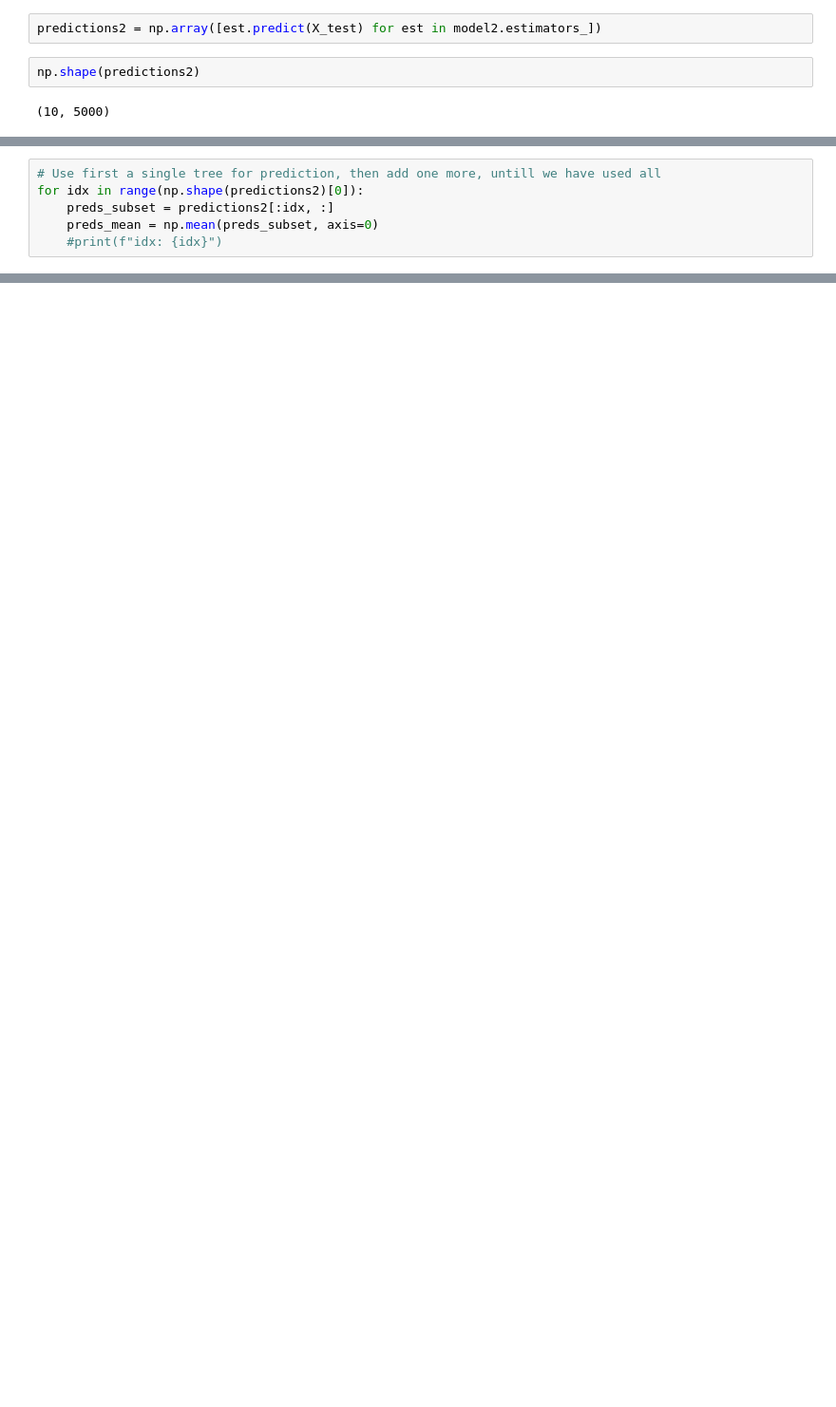
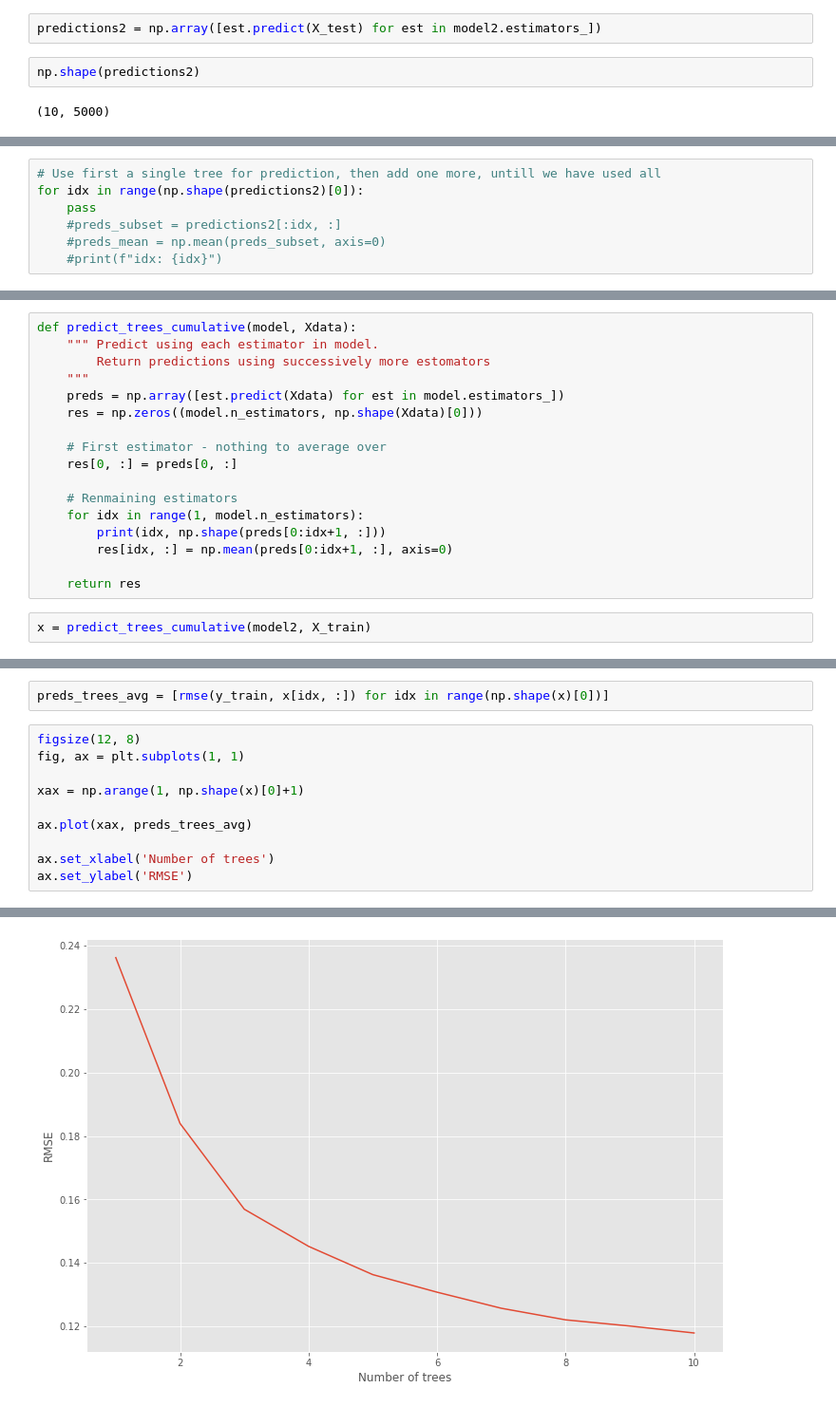
Before and after one commit to bogeholm/fastai-intro-to-ml, a Jupyter notebook: 2-random-forest-deep-dive.ipynb, the cells around one changed output, grey strips where cells are left out. Shown at 95% size. Drawn from its saved outputs; the diff is of its cells as text; blank space fills up the shorter version.

Commit message:
Single tree predictions WIP

```diff
--- a/2-random-forest-deep-dive.ipynb
+++ b/2-random-forest-deep-dive.ipynb
@@ -291,6 +292,7 @@ rmse(y_test, np.mean(predictions2, axis=0))
 # %%
 # Use first a single tree for prediction, then add one more, untill we have used all
 for idx in range(np.shape(predictions2)[0]):
-    preds_subset = predictions2[:idx, :]
-    preds_mean = np.mean(preds_subset, axis=0)
+    pass
+    #preds_subset = predictions2[:idx, :]
+    #preds_mean = np.mean(preds_subset, axis=0)
     #print(f"idx: {idx}")
@@ -312,0 +299,19 @@ list
+# %%
+def predict_trees_cumulative(model, Xdata):
+    """ Predict using each estimator in model.
+        Return predictions using successively more estomators
+    """
+    preds = np.array([est.predict(Xdata) for est in model.estimators_])
+    res = np.zeros((model.n_estimators, np.shape(Xdata)[0]))
+
+    # First estimator - nothing to average over
+    res[0, :] = preds[0, :]
+
+    # Renmaining estimators
+    for idx in range(1, model.n_estimators):
+        print(idx, np.shape(preds[0:idx+1, :]))
+        res[idx, :] = np.mean(preds[0:idx+1, :], axis=0)
+
+    return res
+# %%
+x = predict_trees_cumulative(model2, X_train)
@@ -312,0 +328,13 @@ list
+# %%
+preds_trees_avg = [rmse(y_train, x[idx, :]) for idx in range(np.shape(x)[0])]
+# %%
+figsize(12, 8)
+fig, ax = plt.subplots(1, 1)
+
+xax = np.arange(1, np.shape(x)[0]+1)
+
+ax.plot(xax, preds_trees_avg)
+
+ax.set_xlabel('Number of trees')
+ax.set_ylabel('RMSE')
+# %% [output]
@@ -312,0 +342 @@ list
+[figure, added]
```
Also changed, not shown: parts of 12 cells of this notebook.
